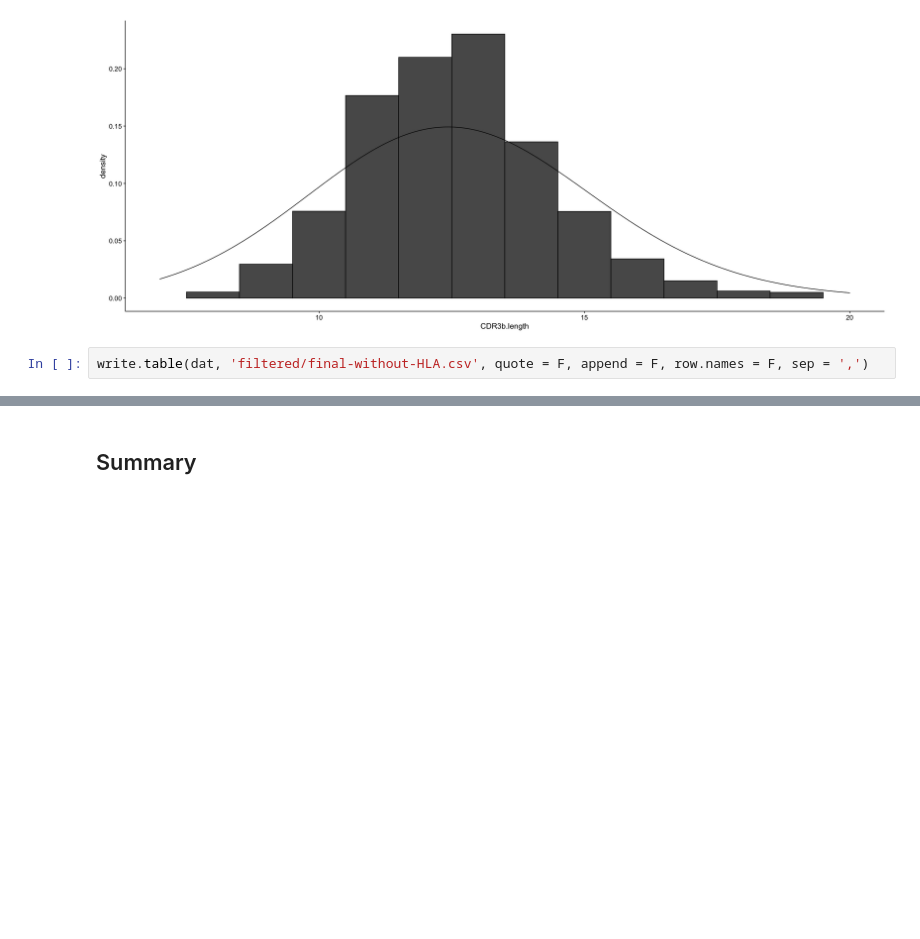
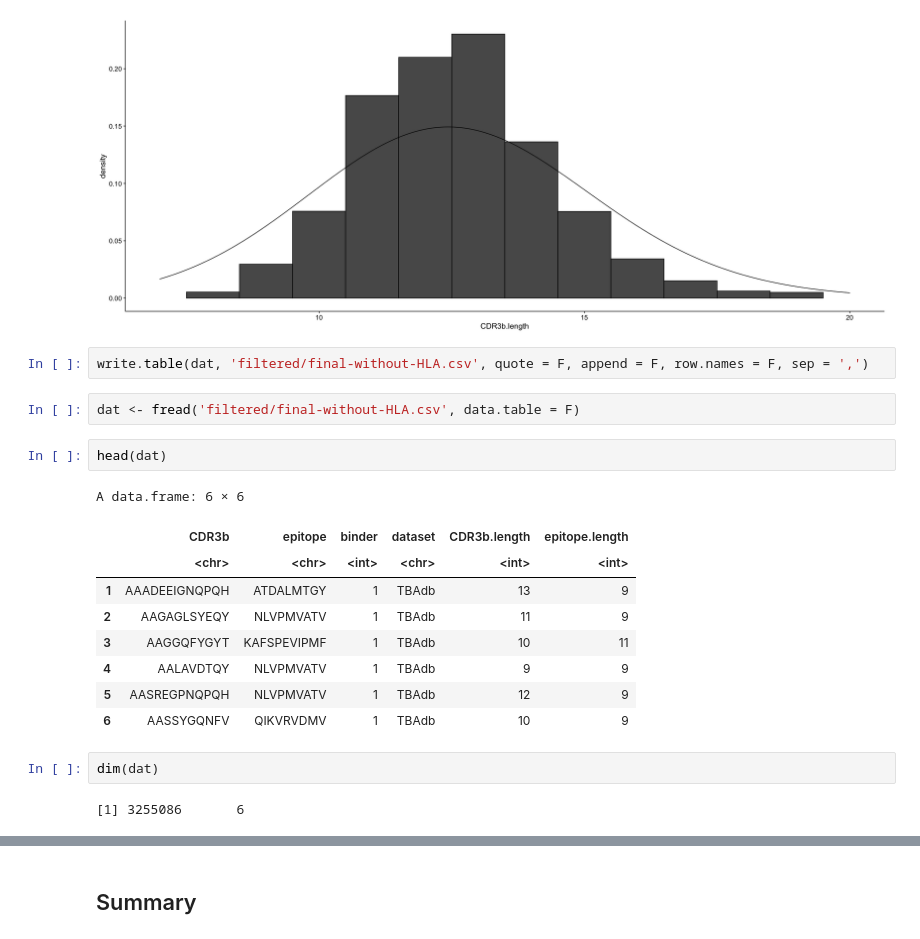
Before and after one commit to nttvy/TCR-datasets, a Jupyter notebook: cross-check.ipynb, the cells around one changed output, grey strips where cells are left out. Cells and saved outputs as stored; diff of their text form; blank space fills up the shorter version.

```diff
--- a/cross-check.ipynb
+++ b/cross-check.ipynb
@@ -252,3 +255,21 @@ Warning message:
 [figure]
 # %%
 write.table(dat, 'filtered/final-without-HLA.csv', quote = F, append = F, row.names = F, sep = ',')
+# %%
+dat <- fread('filtered/final-without-HLA.csv', data.table = F)
+# %%
+head(dat)
+# %% [output]
+A data.frame: 6 × 6
+|  | CDR3b | epitope | binder | dataset | CDR3b.length | epitope.length |
+|  | <chr> | <chr> | <int> | <chr> | <int> | <int> |
+| 1 | AAADEEIGNQPQH | ATDALMTGY | 1 | TBAdb | 13 | 9 |
+| 2 | AAGAGLSYEQY | NLVPMVATV | 1 | TBAdb | 11 | 9 |
+| 3 | AAGGQFYGYT | KAFSPEVIPMF | 1 | TBAdb | 10 | 11 |
+| 4 | AALAVDTQY | NLVPMVATV | 1 | TBAdb | 9 | 9 |
+| 5 | AASREGPNQPQH | NLVPMVATV | 1 | TBAdb | 12 | 9 |
+| 6 | AASSYGQNFV | QIKVRVDMV | 1 | TBAdb | 10 | 9 |
+# %%
+dim(dat)
+# %% [output]
+[1] 3255086       6
```
Also changed, not shown: parts of 25 cells of this notebook, 6 other files.
